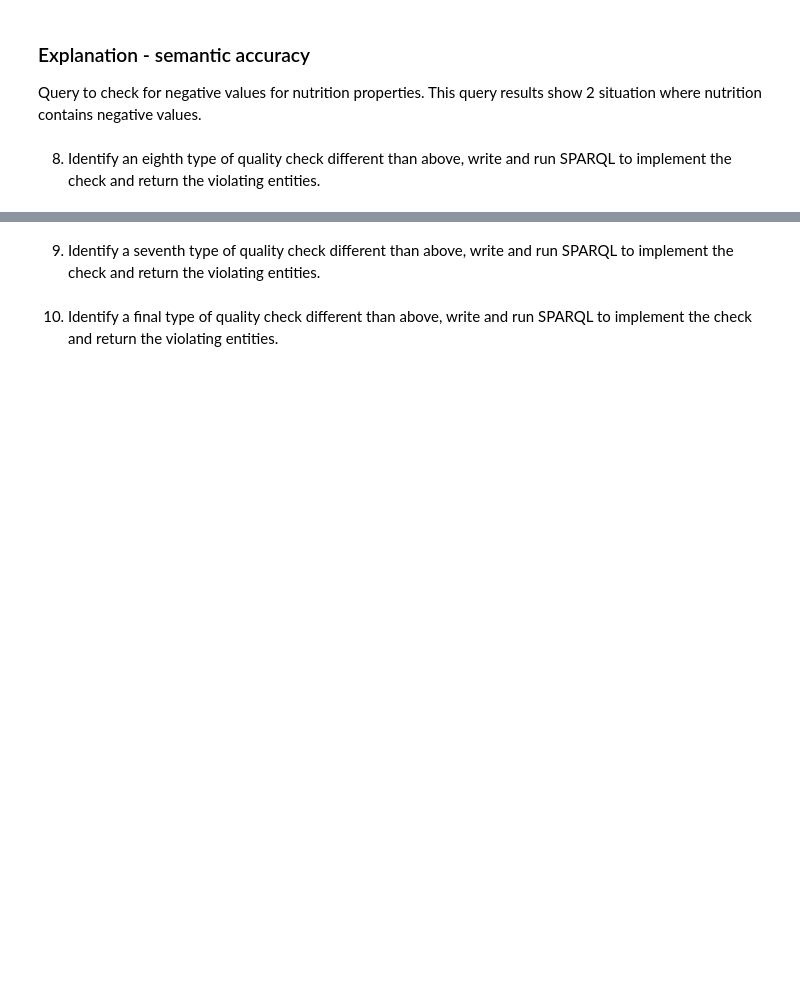
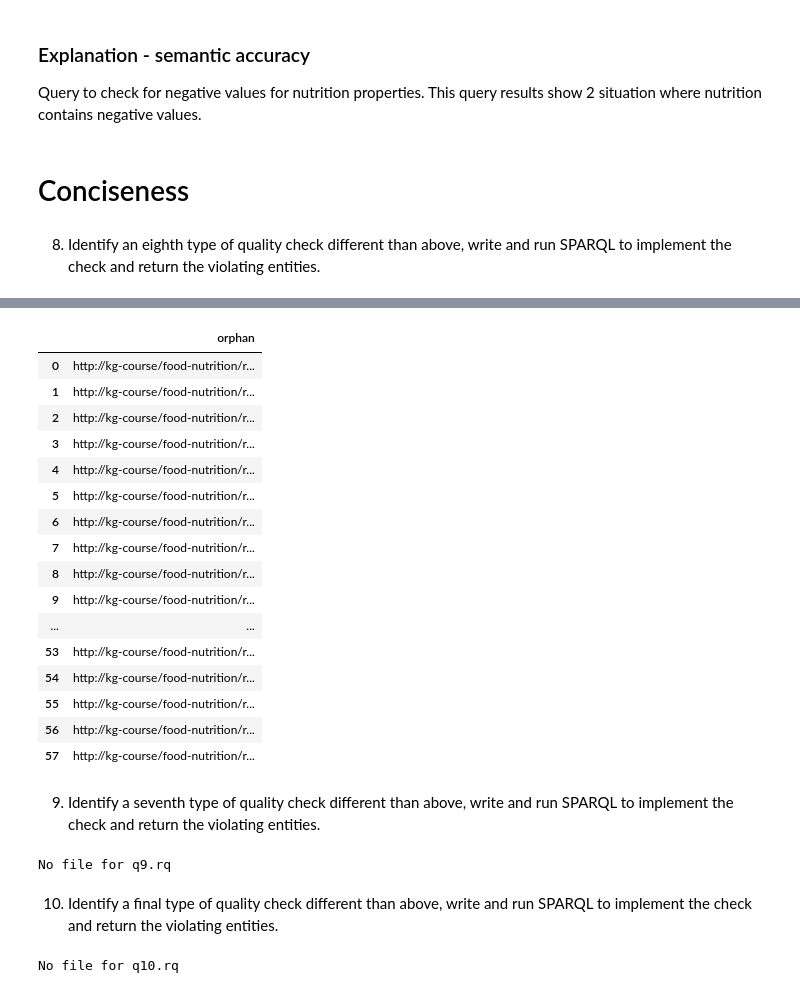
Before and after one commit to DominicVerschoor/Knowledge_Graph_Quality_Assesment, a Jupyter notebook: Assignment2 Template.ipynb, the cells around one changed output, grey strips where cells are left out. Drawn from its saved outputs; the diff is of its cells as text; code cells hidden in the pictures; blank space fills up the shorter version.

```diff
--- a/Assignment2 Template.ipynb
+++ b/Assignment2 Template.ipynb
@@ -192,7 +195,10 @@ run_query(g, 'queries/q7.rq')
 ### Explanation - semantic accuracy
 
 Query to check for negative values for nutrition properties. This query results show 2 situation where nutrition contains negative values.
+# %% [markdown]
+# Conciseness
 # %% [markdown]
 8. Identify an eighth type of quality check different than above, write and run SPARQL to implement the check and return the violating entities.
 # %%
-run_query(g, 'q8.rq')
+run_query(g, 'queries/q8.rq')
+# %% [output]
@@ -199,8 +206,29 @@ run_query(g, 'q8.rq')
+|  | orphan |
+| 0 | http://kg-course/food-nutrition/r... |
+| 1 | http://kg-course/food-nutrition/r... |
+| 2 | http://kg-course/food-nutrition/r... |
+| 3 | http://kg-course/food-nutrition/r... |
+| 4 | http://kg-course/food-nutrition/r... |
+| 5 | http://kg-course/food-nutrition/r... |
+| 6 | http://kg-course/food-nutrition/r... |
+| 7 | http://kg-course/food-nutrition/r... |
+| 8 | http://kg-course/food-nutrition/r... |
+| 9 | http://kg-course/food-nutrition/r... |
+| ... | ... |
+| 53 | http://kg-course/food-nutrition/r... |
+| 54 | http://kg-course/food-nutrition/r... |
+| 55 | http://kg-course/food-nutrition/r... |
+| 56 | http://kg-course/food-nutrition/r... |
+| 57 | http://kg-course/food-nutrition/r... |
 # %% [markdown]
 9. Identify a seventh type of quality check different than above, write and run SPARQL to implement the check and return the violating entities.
 # %%
 run_query(g, 'q9.rq')
+# %% [output]
+No file for q9.rq
 # %% [markdown]
 10. Identify a final type of quality check different than above, write and run SPARQL to implement the check and return the violating entities.
 # %%
 run_query(g, 'q10.rq')
+# %% [output]
+No file for q10.rq
```
Also changed, not shown: parts of 3 cells of this notebook, 3 other files.
